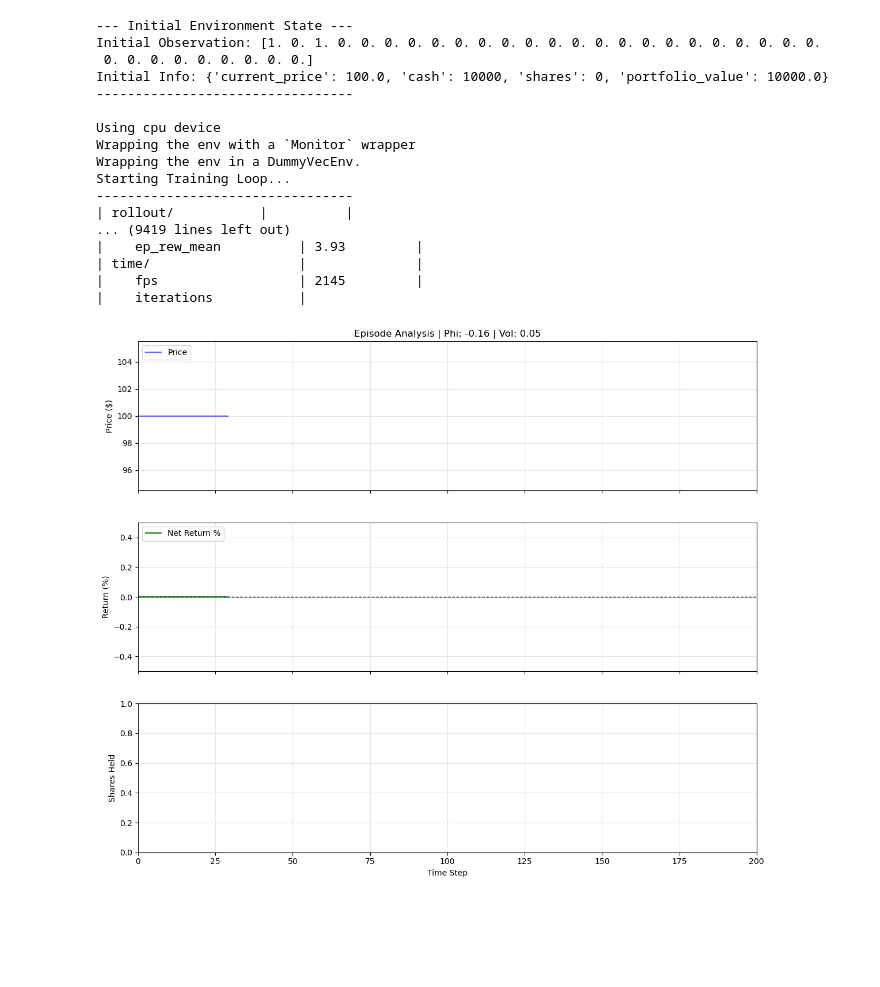
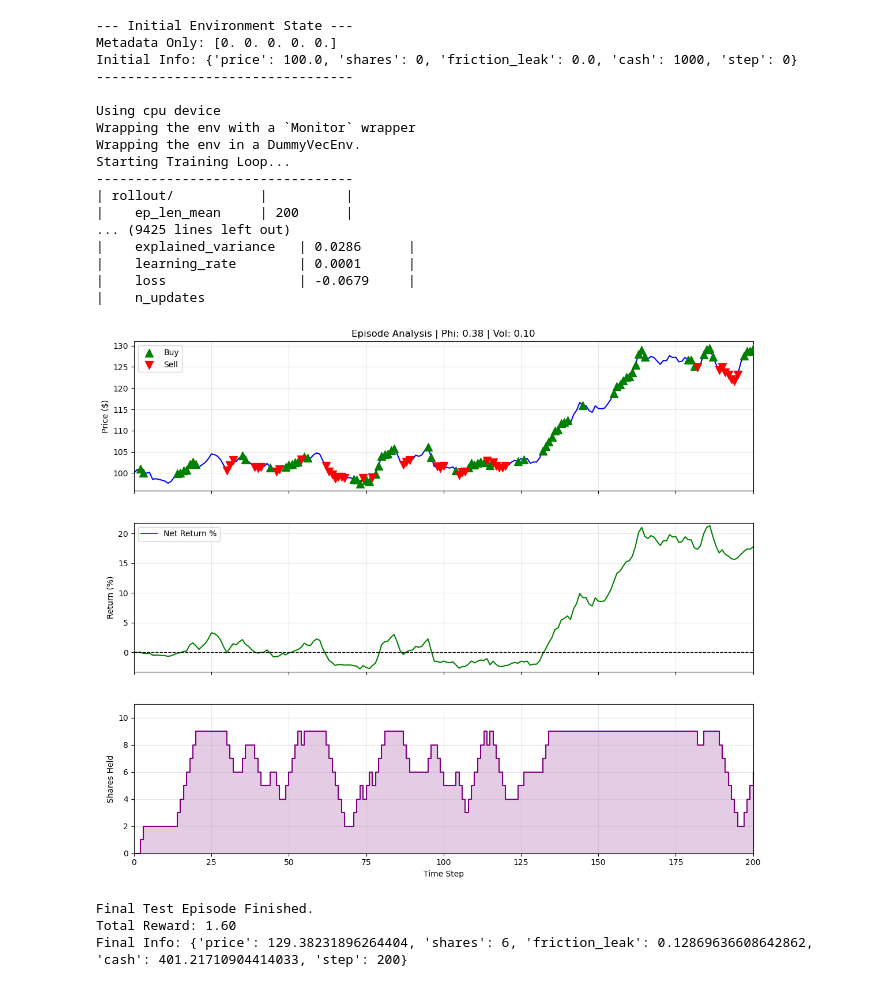
Before and after one commit to Spectral-Forge-Labs/Spectral-Env-Core-v1.0, a Jupyter notebook: Spectral-Env-Core v1.0.ipynb, the cells around one changed output. Drawn from its saved outputs; the diff is of its cells as text; code cells hidden in the pictures; blank space fills up the shorter version.

Commit message:
Updated reward, observation, and PPO

```diff
--- a/Spectral-Env-Core v1.0.ipynb
+++ b/Spectral-Env-Core v1.0.ipynb
@@ -12,11 +12,12 @@ env_kwargs = {
     "num_steps": 200,
     "time_total": 1.0,
     "initial_price": 100.0,
-    "volatility": 0.05,
-    "transaction_cost_pct": 0,
-    "drift": 0,
+    "volatility": 0.1,
+    "df" : 15,
+    "transaction_cost_pct": 0.001,
+    "drift": 0.05,
     "max_shares": 10,
-    "starting_cash": 10000, # Increased for better visibility
+    "starting_cash": 1000, # Increased for better visibility
 }
 
 if __name__ == "__main__":
@@ -29,7 +30,7 @@ if __name__ == "__main__":
     # Print Initial State Info as requested
     obs, info = env.reset()
     print("--- Initial Environment State ---")
-    print("Initial Observation:", obs) # [Price, Cash, Shares, Portfolio]
+    print("Metadata Only:", obs[:5])# [Price, Cash, Shares, Portfolio]
     print("Initial Info:", info)
     print("---------------------------------\n")
 
@@ -44,69 +45,85 @@ if __name__ == "__main__":
         n_steps=2048,          # Number of steps to run for each environment per update
         batch_size=64,         # Minibatch size for each gradient update
         gamma=0.99,            # Discount factor (0.99 is standard for long-term rewards)
-        ent_coef=0.01,         # Keeps the agent exploring
-        learning_rate=0.0003   # Standard starting rate for PPO
+        ent_coef=0.05,         # Keeps the agent exploring
+        learning_rate=0.0001,
+        target_kl=0.01   # Standard starting rate for PPO
     )
-
+    '''
     # Stop training when mean reward hits 50
     callback_on_best = StopTrainingOnRewardThreshold(reward_threshold=50, verbose=1)
     eval_callback = EvalCallback(eval_env,
                                  callback_on_new_best=callback_on_best,
                                  verbose=1,
-                                 eval_freq=100000,
-                                 best_model_save_path="./logs/")
+                                 eval_freq=100000)
+    '''
 
     # --- 4. Train the Agent ---
     print("Starting Training Loop...")
-    model.learn(total_timesteps=1000000, callback=eval_callback)
+    model.learn(total_timesteps=1000000)
 
     # --- 5. Final Detailed Testing (Post-Training) ---
     print("\n--- Testing Trained Agent (Detailed Info) ---")
-    # Use 'human' mode here to see the plot from image_98b393.png
-    env_test = BrownianMotionTradingEnv(**env_kwargs, render_mode='human')
+
+    env_test = SpectralTradingEnv(**env_kwargs, render_mode='human')
     obs, info = env_test.reset()
 
     total_reward = 0
     for step in range(env_test.num_steps):
+        # 1. Predict
         action, _states = model.predict(obs, deterministic=True)
+
+        # 2. Step the environment
         obs, reward, terminated, truncated, info = env_test.step(action)
         total_reward += reward
 
-        # Optional: Print detailed step info to see Cash and Shares changing
+        # 3. TRIGGER THE RENDER (This is the missing link!)
+        #env_test.render()
+
+        # 4. Optional Printing
         if step % 50 == 0:
-             print(f"Step {step}: Price={info['current_price']:.2f}, "
-                   f"Cash={info['cash']:.2f}, Shares={info['shares']}, "
-                   f"Portfolio={info['portfolio_value']:.2f}")
+             # Using the new keys defined in your _get_info method
+             print(f"Step {step}: Price={info['price']:.2f}, "
+                   f"Shares={info['shares']}, "
+                   f"Cash= {info['cash']}"
+                   )
 
         if terminated or truncated:
             break
+
+    # 3. TRIGGER THE RENDER (This is the missing link!)
+    env_test.render()
 
     print(f"\nFinal Test Episode Finished.")
     print(f"Total Reward: {total_reward:.2f}")
     print("Final Info:", info) # Now you see final Cash/Shares/Portfolio
 
     # Keep the plot open
     if env_test.render_mode == 'human':
         plt.ioff()
         plt.show()
+        plt.show(block=True)
 
     env_test.close()
 # %% [output]
 --- Initial Environment State ---
-Initial Observation: [1. 0. 1. 0. 0. 0. 0. 0. 0. 0. 0. 0. 0. 0. 0. 0. 0. 0. 0. 0. 0. 0. 0. 0.
- 0. 0. 0. 0. 0. 0. 0. 0. 0.]
-Initial Info: {'current_price': 100.0, 'cash': 10000, 'shares': 0, 'portfolio_value': 10000.0}
+Metadata Only: [0. 0. 0. 0. 0.]
+Initial Info: {'price': 100.0, 'shares': 0, 'friction_leak': 0.0, 'cash': 1000, 'step': 0}
 ---------------------------------
 
 Using cpu device
 Wrapping the env with a `Monitor` wrapper
 Wrapping the env in a DummyVecEnv.
 Starting Training Loop...
 ---------------------------------
 | rollout/           |          |
-... (9419 lines left out)
-|    ep_rew_mean          | 3.93         |
-| time/                   |              |
-|    fps                  | 2145         |
-|    iterations           |
+|    ep_len_mean     | 200      |
+... (9425 lines left out)
+|    explained_variance   | 0.0286      |
+|    learning_rate        | 0.0001      |
+|    loss                 | -0.0679     |
+|    n_updates
-[figure, old version]
+[figure, new version]
+Final Test Episode Finished.
+Total Reward: 1.60
+Final Info: {'price': 129.38231896264404, 'shares': 6, 'friction_leak': 0.12869636608642862, 'cash': 401.21710904414033, 'step': 200}
```
Also changed, not shown: 3 other files.
